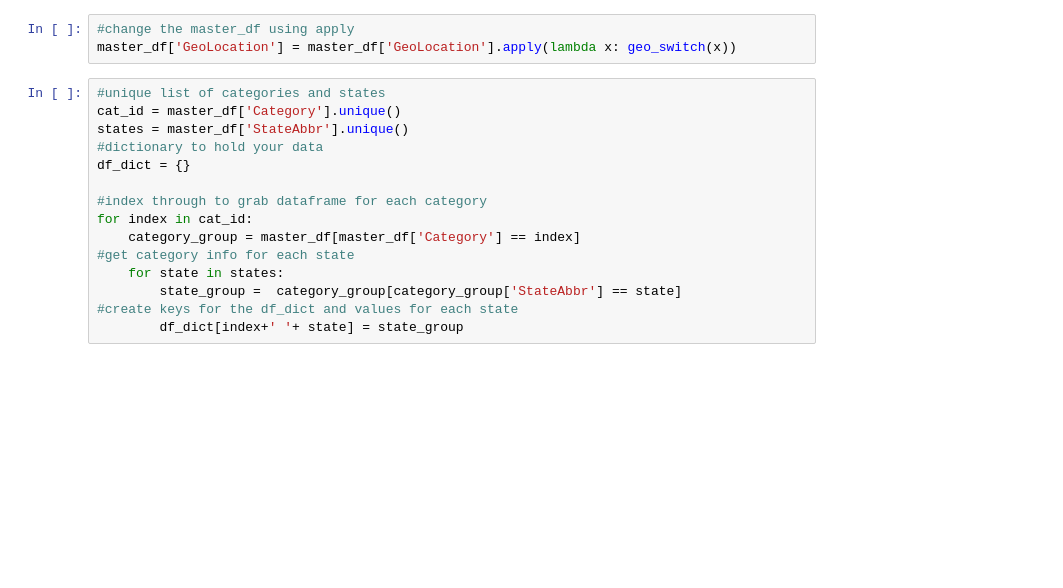
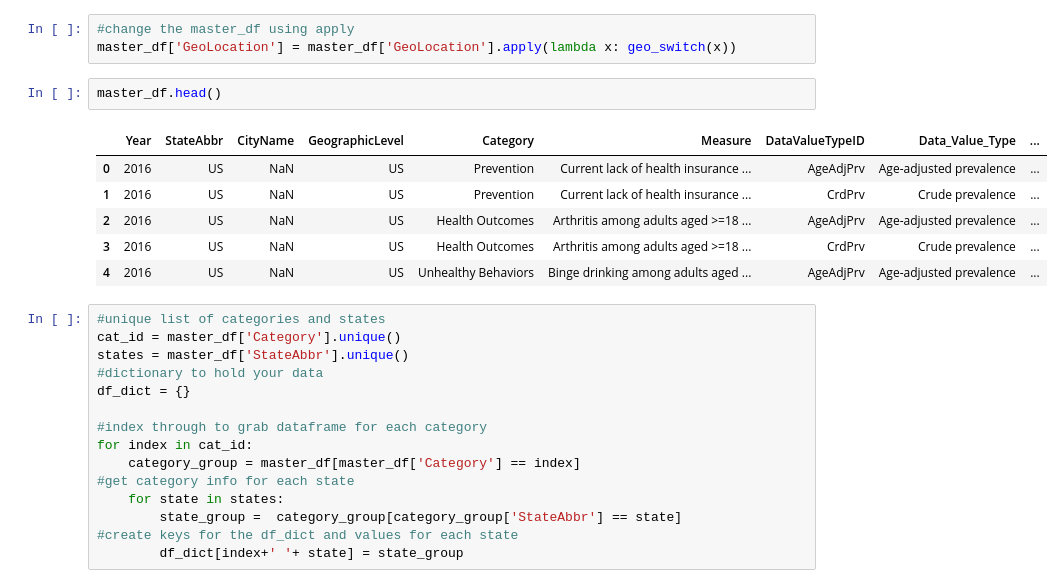
Before and after one commit to mjc4634/Project_1, a Jupyter notebook: Data_mung.ipynb, the cells around one changed output. Drawn from its saved outputs; the diff is of its cells as text; blank space fills up the shorter version.

```diff
--- a/Data_mung.ipynb
+++ b/Data_mung.ipynb
@@ -43,6 +42,15 @@ def geo_switch(geo):
 # %%
 #change the master_df using apply
 master_df['GeoLocation'] = master_df['GeoLocation'].apply(lambda x: geo_switch(x))
+# %%
+master_df.head()
+# %% [output]
+|  | Year | StateAbbr | CityName | GeographicLevel | Category | Measure | DataValueTypeID | Data_Value_Type | ... |
+| 0 | 2016 | US | NaN | US | Prevention | Current lack of health insurance ... | AgeAdjPrv | Age-adjusted prevalence | ... |
+| 1 | 2016 | US | NaN | US | Prevention | Current lack of health insurance ... | CrdPrv | Crude prevalence | ... |
+| 2 | 2016 | US | NaN | US | Health Outcomes | Arthritis among adults aged >=18 ... | AgeAdjPrv | Age-adjusted prevalence | ... |
+| 3 | 2016 | US | NaN | US | Health Outcomes | Arthritis among adults aged >=18 ... | CrdPrv | Crude prevalence | ... |
+| 4 | 2016 | US | NaN | US | Unhealthy Behaviors | Binge drinking among adults aged ... | AgeAdjPrv | Age-adjusted prevalence | ... |
 # %%
 #unique list of categories and states
 cat_id = master_df['Category'].unique()
```
Also changed, not shown: parts of 9 cells of this notebook.
